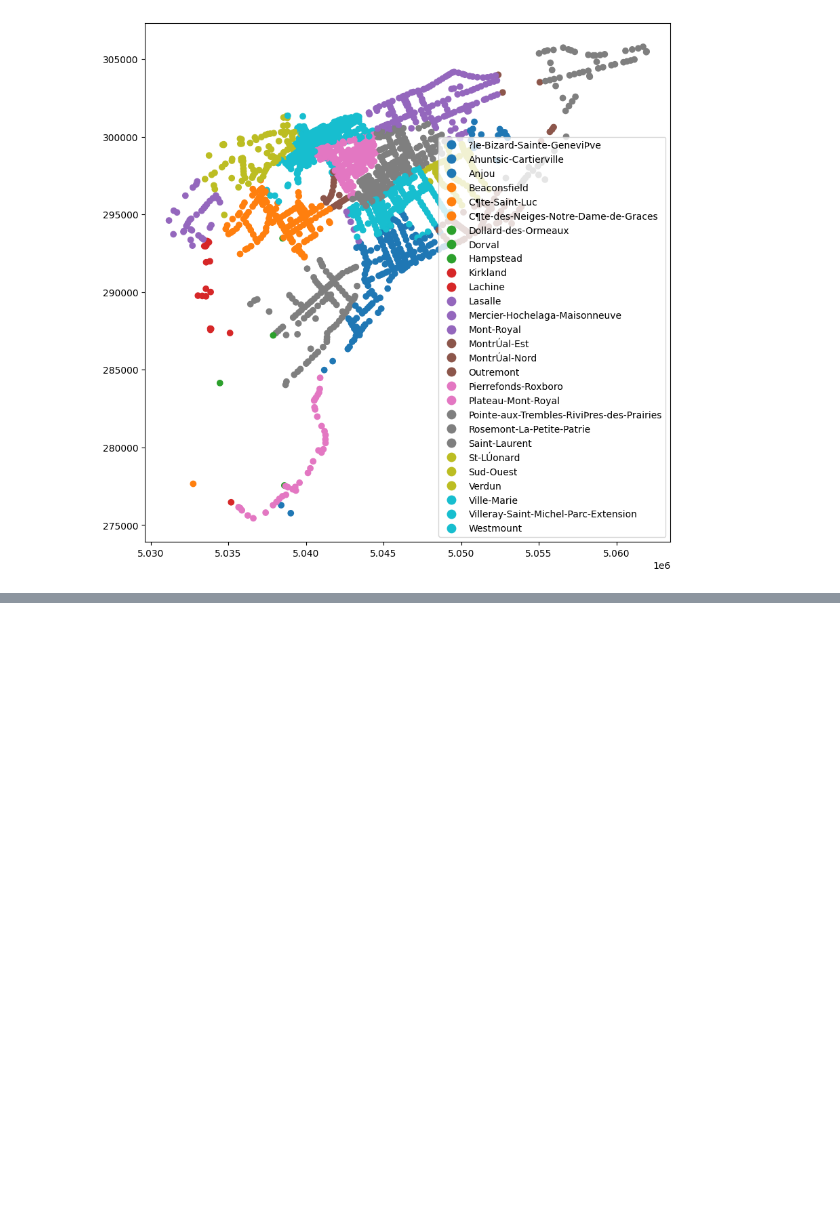
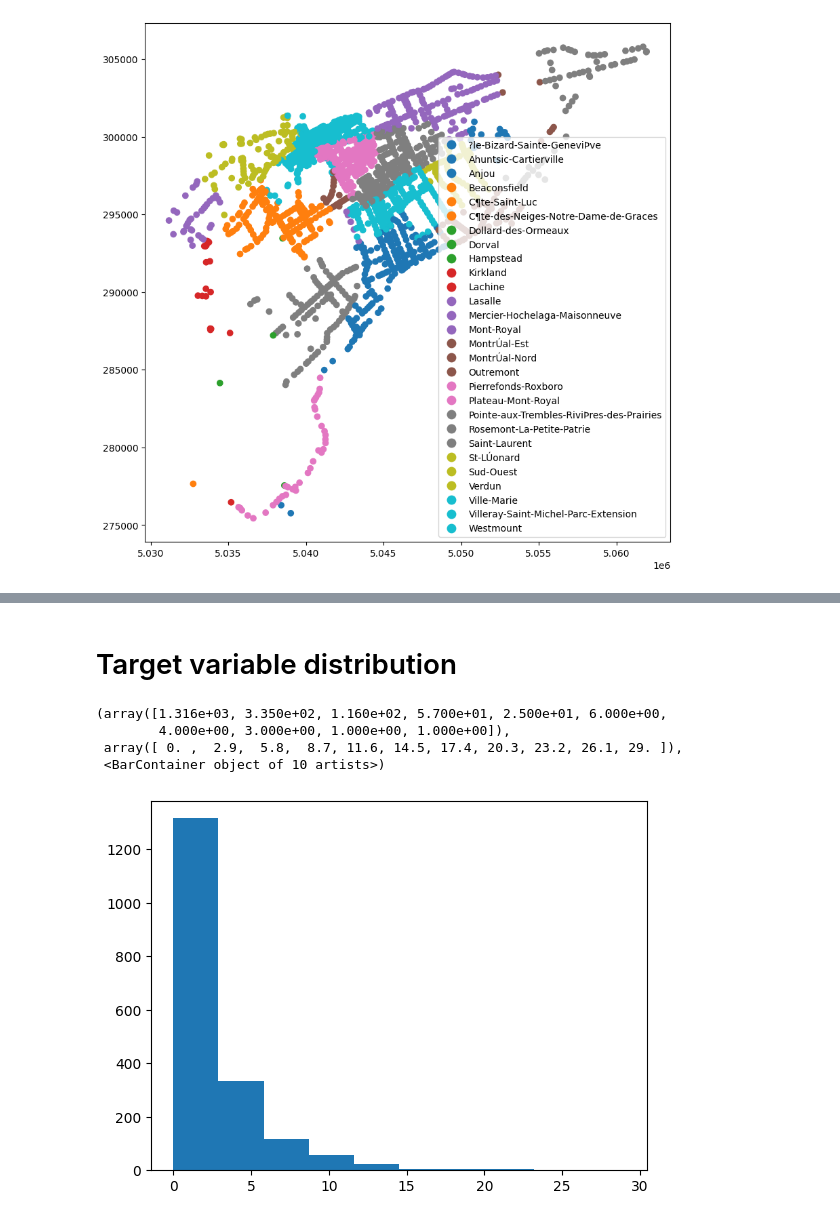
Before and after one commit to JuanJavierr/projet_methodes_avancees, a Jupyter notebook: eda.ipynb, the cells around one changed output, grey strips where cells are left out. Cells and saved outputs as stored; diff of their text form; code cells hidden in the pictures; blank space fills up the shorter version.

```diff
--- a/eda.ipynb
+++ b/eda.ipynb
@@ -75,0 +105,10 @@ gdf.plot(column="borough", legend=True, figsize=(10, 10))
+# %% [markdown]
+# Target variable distribution
+# %%
+plt.hist(df["acc"])
+# %% [output]
+(array([1.316e+03, 3.350e+02, 1.160e+02, 5.700e+01, 2.500e+01, 6.000e+00,
+        4.000e+00, 3.000e+00, 1.000e+00, 1.000e+00]),
+ array([ 0. ,  2.9,  5.8,  8.7, 11.6, 14.5, 17.4, 20.3, 23.2, 26.1, 29. ]),
+ <BarContainer object of 10 artists>)
+[figure, added]
```
Also changed, not shown: parts of 8 cells of this notebook, 3 other files.
